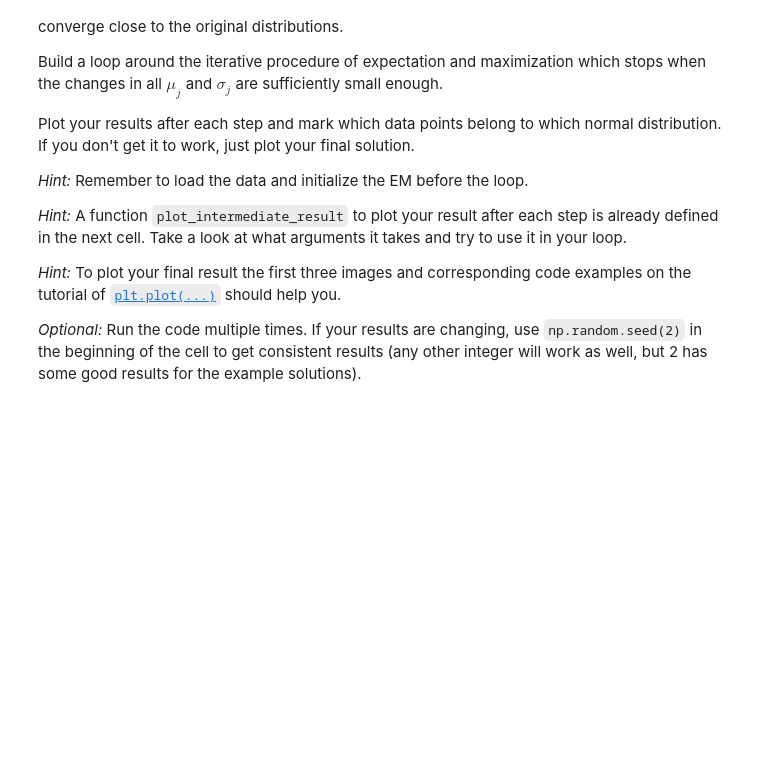
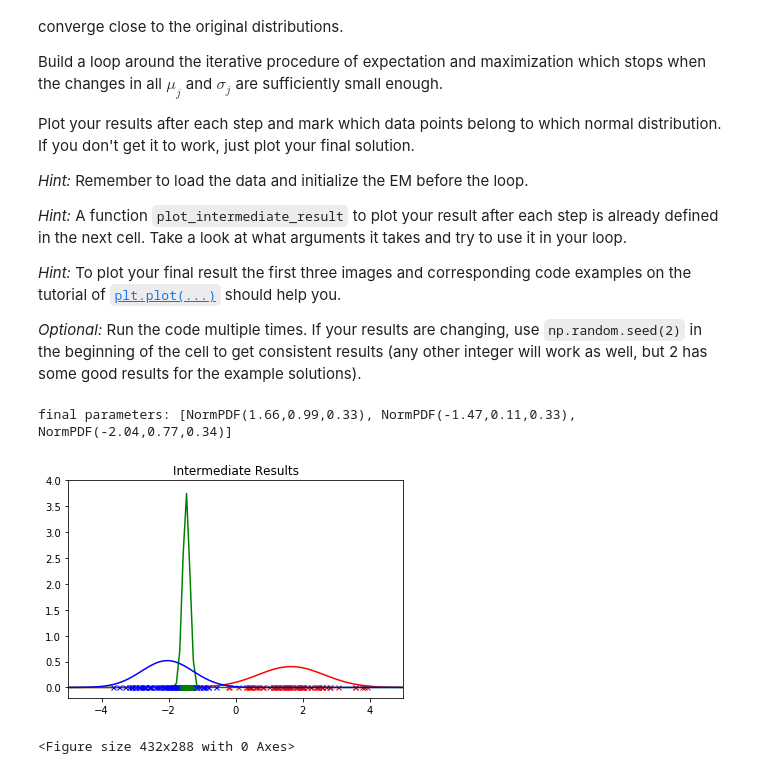
Before and after one commit to tbohne/ML2020, a Jupyter notebook: s3/sheet03.ipynb, the cells around one changed output. Drawn from its saved outputs; the diff is of its cells as text; code cells hidden in the pictures; blank space fills up the shorter version.

```diff
--- a/s3/sheet03.ipynb
+++ b/s3/sheet03.ipynb
@@ -517,6 +560,27 @@ def maximization_step(gaussians, data, expectation):
     """
     changes = []
     # YOUR CODE HERE
+    for idx in range(len(gaussians)):
+
+        # p_ij is data point i in distribution j
+
+        # update mu
+        data_points_in_curr_dist = expectation[:,idx]
+        products = [data_points_in_curr_dist[i] * data[i] for i in range(len(data))]
+        mu = np.sum(products) / np.sum(data_points_in_curr_dist)
+        # update sigma
+        products = [data_points_in_curr_dist[i] * ((data[i] - mu) ** 2) for i in range(len(data))]
+        sigma = np.sqrt(np.sum(products) / np.sum(data_points_in_curr_dist))
+        # update alpha
+        alpha = np.mean(data_points_in_curr_dist)
+
+        changes.append(abs(gaussians[idx].mu - mu))
+        changes.append(abs(gaussians[idx].sigma - sigma))
+
+        gaussians[idx].mu = mu
+        gaussians[idx].sigma = sigma
+        gaussians[idx].alpha = alpha
+
     return np.array(changes)
 # %% [markdown]
 **5) Perform the complete EM and plot your results:**
@@ -535,7 +599,7 @@ Plot your results after each step and mark which data points belong to which nor
 
 *Optional:* Run the code multiple times. If your results are changing, use `np.random.seed(2)` in the beginning of the cell to get consistent results (any other integer will work as well, but 2 has some good results for the example solutions).
 # %%
-%matplotlib notebook
+%matplotlib inline
 import time
 import itertools
 
@@ -561,31 +625,41 @@ def plot_intermediate_result(gaussians, data, mapping):
     x = np.linspace(-5, 5, 100)
     if len(axis.lines):
         for j, N in enumerate(gaussians):
             axis.lines[j * 2].set_xdata(x)
             axis.lines[j * 2].set_ydata(N(x))
             axis.lines[j * 2 + 1].set_xdata(data[mapping == j])
             axis.lines[j * 2 + 1].set_ydata([0] * len(data[mapping == j]))
     else:
         for j, N in enumerate(gaussians):
             axis.plot(x, N(x), data[mapping == j], [0] * len(data[mapping == j]), 'x', color=next(colors), markersize=5)
     figure.canvas.draw()
     time.sleep(0.5)
 
 
 # Perform the initialization.
 data = load_data('em_normdistdata.txt')
 gaussians = initialize_EM(data, 3)
 
 # Loop until the changes are small enough.
 eps = 0.05
 changes = [float('inf')] * 2
 while max(changes) > eps:
     # Iteratively apply the expectation step, followed by the maximization step.
-    # YOUR CODE HERE
+
+    # YOUR CODE HERE ##########################
+    expectation = expectation_step(gaussians, data)
+    changes = maximization_step(gaussians, data, expectation)
+    ###########################################
 
     # Optional: Calculate the parameters to update the plot and call the function to do it.
     plot_intermediate_result(gaussians, data, np.argmax(expectation, 1))
 
 
 # Plot your final result and print the final parameters.
 # YOUR CODE HERE
+print("final parameters:", gaussians)
+plot_intermediate_result(gaussians, data, np.argmax(expectation, 1))
+# %% [output]
+final parameters: [NormPDF(1.66,0.99,0.33), NormPDF(-1.47,0.11,0.33), NormPDF(-2.04,0.77,0.34)]
+[figure, added]
+<Figure size 432x288 with 0 Axes>
```
Also changed, not shown: parts of 9 cells of this notebook, 1 other file.
